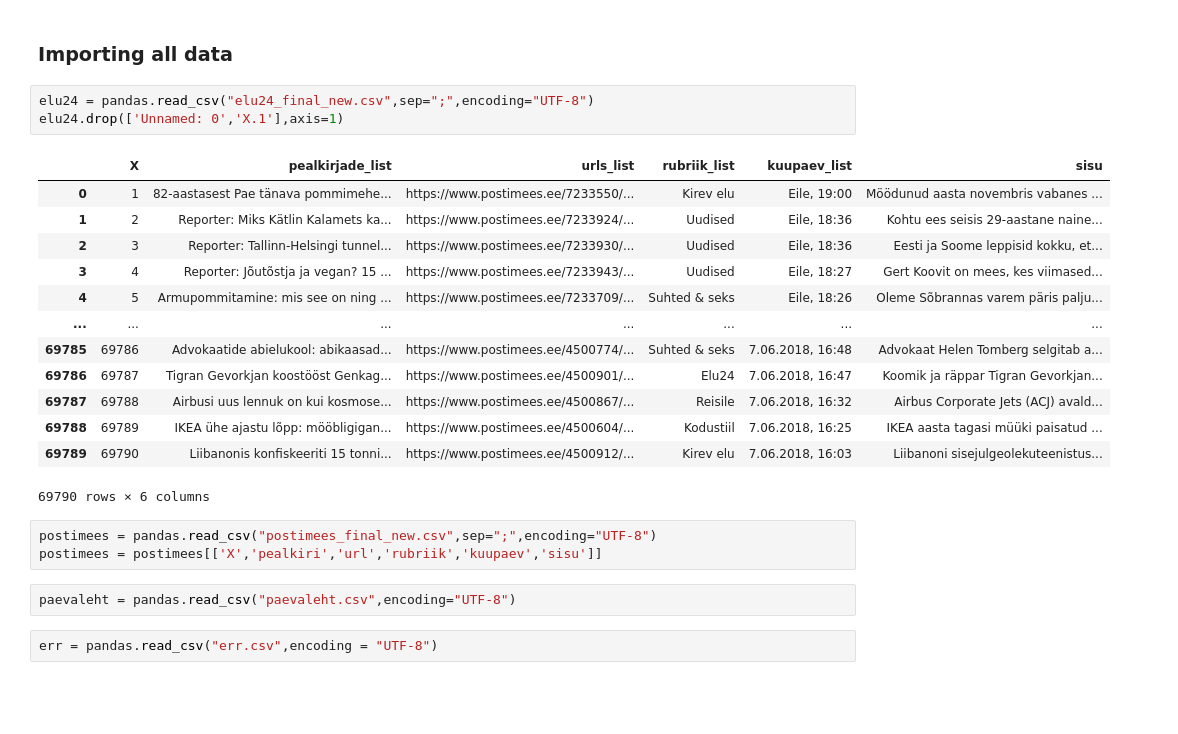
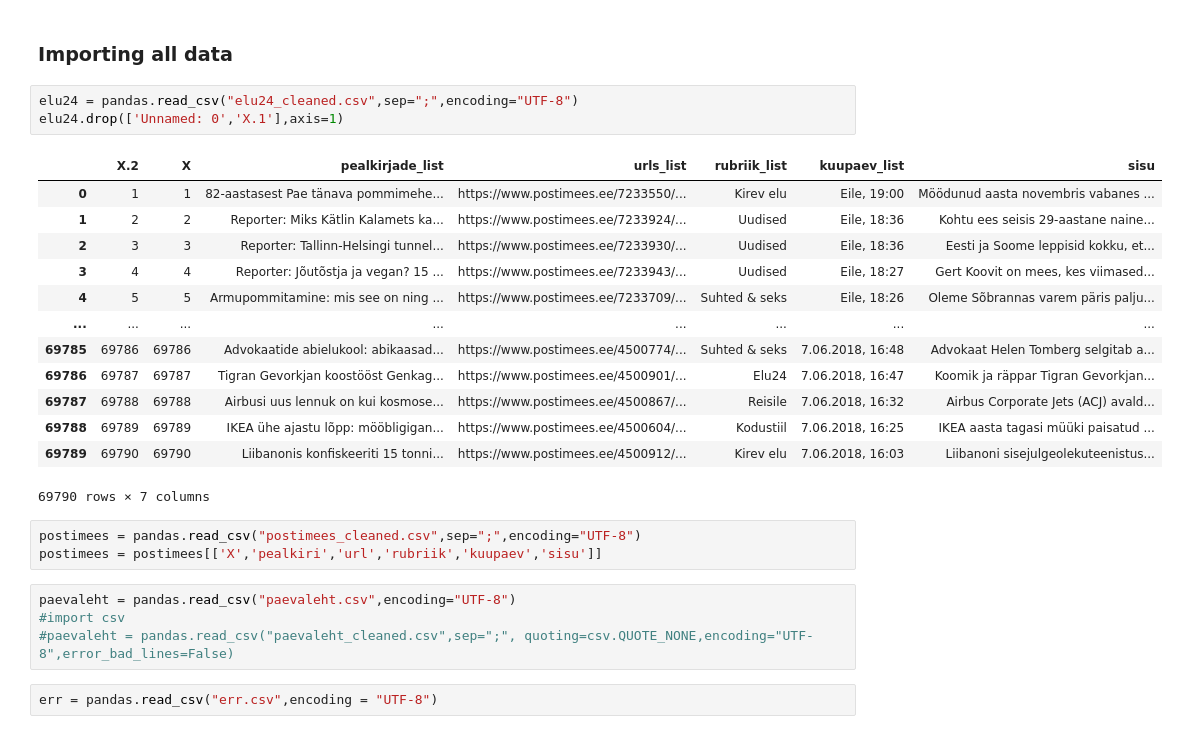
Before and after one commit to kristiinakeps/est-news-portal-classification, a Jupyter notebook: Data_analysis.ipynb, the cells around one changed output. Cells and saved outputs as stored; diff of their text form; blank space fills up the shorter version.

```diff
--- a/Data_analysis.ipynb
+++ b/Data_analysis.ipynb
@@ -35,27 +32,29 @@ import matplotlib.pyplot as plt
 # %% [markdown]
 ### Importing all data
 # %%
-elu24 = pandas.read_csv("elu24_final_new.csv",sep=";",encoding="UTF-8")
+elu24 = pandas.read_csv("elu24_cleaned.csv",sep=";",encoding="UTF-8")
 elu24.drop(['Unnamed: 0','X.1'],axis=1)
 # %% [output]
-|  | X | pealkirjade_list | urls_list | rubriik_list | kuupaev_list | sisu |
-| 0 | 1 | 82-aastasest Pae tänava pommimehe... | https://www.postimees.ee/7233550/... | Kirev elu | Eile, 19:00 | Möödunud aasta novembris vabanes ... |
-| 1 | 2 | Reporter: Miks Kätlin Kalamets ka... | https://www.postimees.ee/7233924/... | Uudised | Eile, 18:36 | Kohtu ees seisis 29-aastane naine... |
-| 2 | 3 | Reporter: Tallinn-Helsingi tunnel... | https://www.postimees.ee/7233930/... | Uudised | Eile, 18:36 | Eesti ja Soome leppisid kokku, et... |
-| 3 | 4 | Reporter: Jõutõstja ja vegan? 15 ... | https://www.postimees.ee/7233943/... | Uudised | Eile, 18:27 | Gert Koovit on mees, kes viimased... |
-| 4 | 5 | Armupommitamine: mis see on ning ... | https://www.postimees.ee/7233709/... | Suhted & seks | Eile, 18:26 | Oleme Sõbrannas varem päris palju... |
-| ... | ... | ... | ... | ... | ... | ... |
-| 69785 | 69786 | Advokaatide abielukool: abikaasad... | https://www.postimees.ee/4500774/... | Suhted & seks | 7.06.2018, 16:48 | Advokaat Helen Tomberg selgitab a... |
-| 69786 | 69787 | Tigran Gevorkjan koostööst Genkag... | https://www.postimees.ee/4500901/... | Elu24 | 7.06.2018, 16:47 | Koomik ja räppar Tigran Gevorkjan... |
-| 69787 | 69788 | Airbusi uus lennuk on kui kosmose... | https://www.postimees.ee/4500867/... | Reisile | 7.06.2018, 16:32 | Airbus Corporate Jets (ACJ) avald... |
-| 69788 | 69789 | IKEA ühe ajastu lõpp: mööbligigan... | https://www.postimees.ee/4500604/... | Kodustiil | 7.06.2018, 16:25 | IKEA aasta tagasi müüki paisatud ... |
-| 69789 | 69790 | Liibanonis konfiskeeriti 15 tonni... | https://www.postimees.ee/4500912/... | Kirev elu | 7.06.2018, 16:03 | Liibanoni sisejulgeolekuteenistus... |
+|  | X.2 | X | pealkirjade_list | urls_list | rubriik_list | kuupaev_list | sisu |
+| 0 | 1 | 1 | 82-aastasest Pae tänava pommimehe... | https://www.postimees.ee/7233550/... | Kirev elu | Eile, 19:00 | Möödunud aasta novembris vabanes ... |
+| 1 | 2 | 2 | Reporter: Miks Kätlin Kalamets ka... | https://www.postimees.ee/7233924/... | Uudised | Eile, 18:36 | Kohtu ees seisis 29-aastane naine... |
+| 2 | 3 | 3 | Reporter: Tallinn-Helsingi tunnel... | https://www.postimees.ee/7233930/... | Uudised | Eile, 18:36 | Eesti ja Soome leppisid kokku, et... |
+| 3 | 4 | 4 | Reporter: Jõutõstja ja vegan? 15 ... | https://www.postimees.ee/7233943/... | Uudised | Eile, 18:27 | Gert Koovit on mees, kes viimased... |
+| 4 | 5 | 5 | Armupommitamine: mis see on ning ... | https://www.postimees.ee/7233709/... | Suhted & seks | Eile, 18:26 | Oleme Sõbrannas varem päris palju... |
+| ... | ... | ... | ... | ... | ... | ... | ... |
+| 69785 | 69786 | 69786 | Advokaatide abielukool: abikaasad... | https://www.postimees.ee/4500774/... | Suhted & seks | 7.06.2018, 16:48 | Advokaat Helen Tomberg selgitab a... |
+| 69786 | 69787 | 69787 | Tigran Gevorkjan koostööst Genkag... | https://www.postimees.ee/4500901/... | Elu24 | 7.06.2018, 16:47 | Koomik ja räppar Tigran Gevorkjan... |
+| 69787 | 69788 | 69788 | Airbusi uus lennuk on kui kosmose... | https://www.postimees.ee/4500867/... | Reisile | 7.06.2018, 16:32 | Airbus Corporate Jets (ACJ) avald... |
+| 69788 | 69789 | 69789 | IKEA ühe ajastu lõpp: mööbligigan... | https://www.postimees.ee/4500604/... | Kodustiil | 7.06.2018, 16:25 | IKEA aasta tagasi müüki paisatud ... |
+| 69789 | 69790 | 69790 | Liibanonis konfiskeeriti 15 tonni... | https://www.postimees.ee/4500912/... | Kirev elu | 7.06.2018, 16:03 | Liibanoni sisejulgeolekuteenistus... |
-69790 rows × 6 columns
+69790 rows × 7 columns
 # %%
-postimees = pandas.read_csv("postimees_final_new.csv",sep=";",encoding="UTF-8")
+postimees = pandas.read_csv("postimees_cleaned.csv",sep=";",encoding="UTF-8")
 postimees = postimees[['X','pealkiri','url','rubriik','kuupaev','sisu']]
 # %%
 paevaleht = pandas.read_csv("paevaleht.csv",encoding="UTF-8")
+#import csv
+#paevaleht = pandas.read_csv("paevaleht_cleaned.csv",sep=";", quoting=csv.QUOTE_NONE,encoding="UTF-8",error_bad_lines=False)
 # %%
 err = pandas.read_csv("err.csv",encoding = "UTF-8")
 # %%
```
Also changed, not shown: parts of 22 cells of this notebook.
